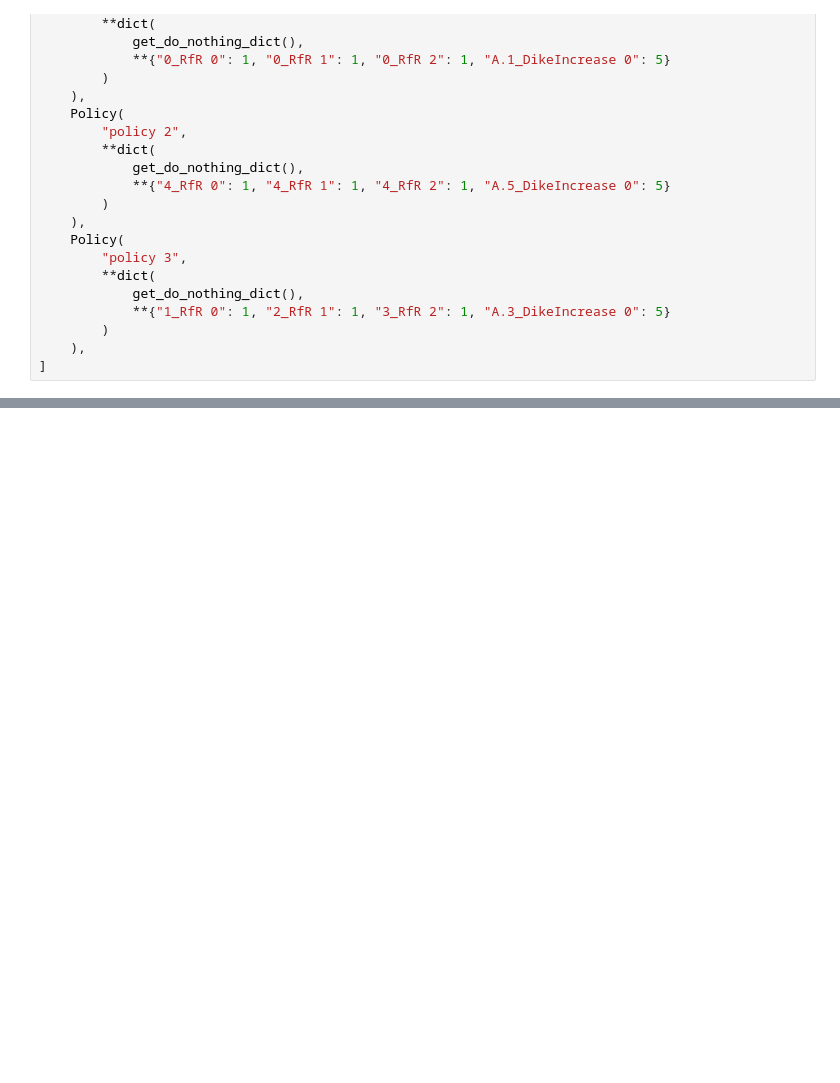
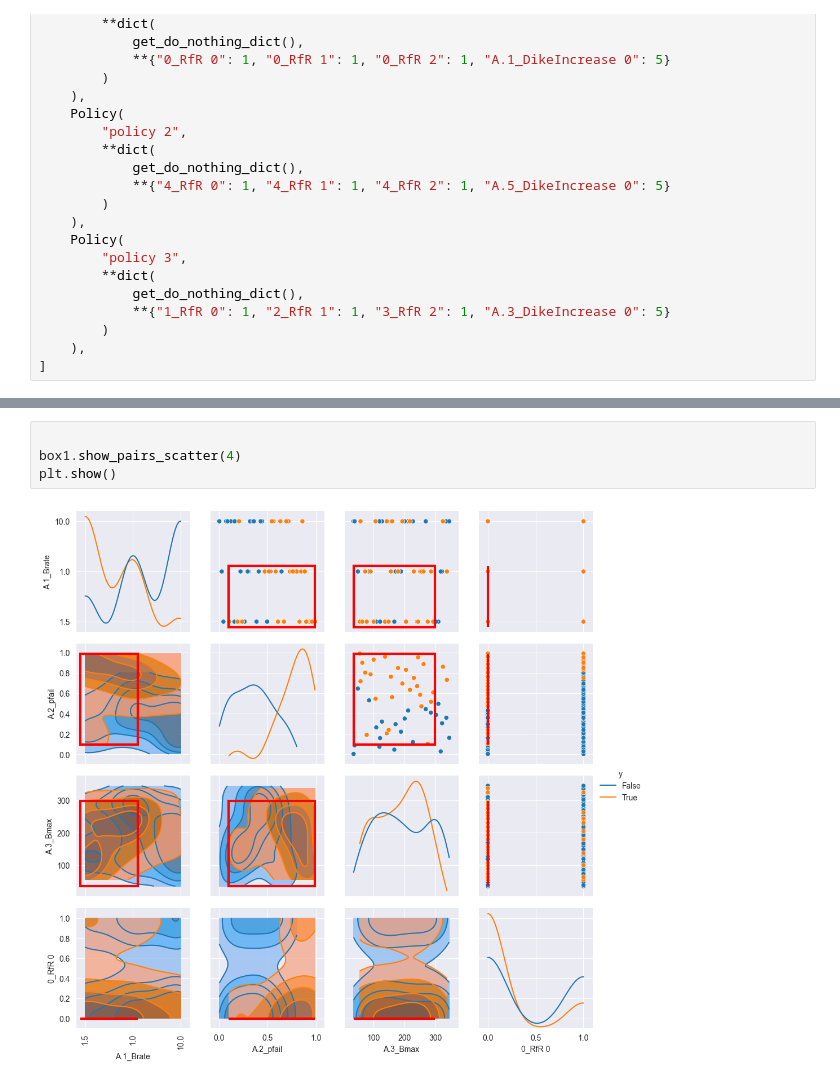
Before and after one commit to TanguiLG/Group13MBDM, a Jupyter notebook: Class Content/final assignment/PRIM.ipynb, the cells around one changed output, grey strips where cells are left out. Cells and saved outputs as stored; diff of their text form; blank space fills up the shorter version.

```diff
--- a/Class Content/final assignment/PRIM.ipynb
+++ b/Class Content/final assignment/PRIM.ipynb
@@ -81,0 +129,6 @@ plt.show()
+# %%
+
+box1.show_pairs_scatter(4)
+plt.show()
+# %% [output]
+[figure, added]
```
Also changed, not shown: parts of 9 cells of this notebook, 2 other files.
